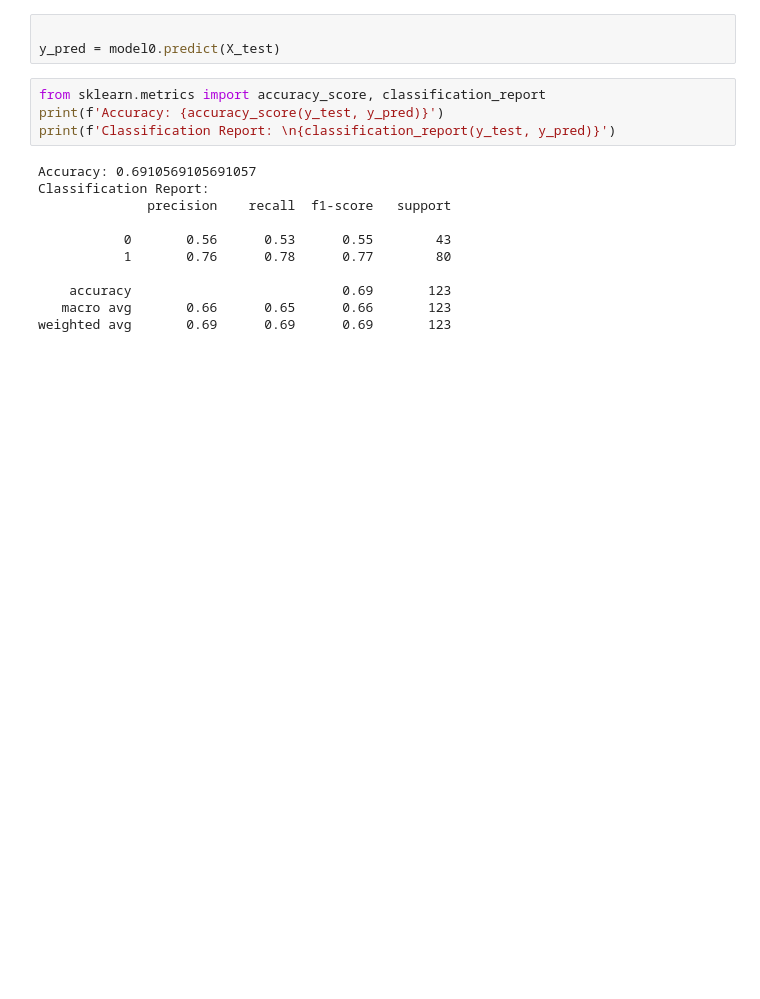
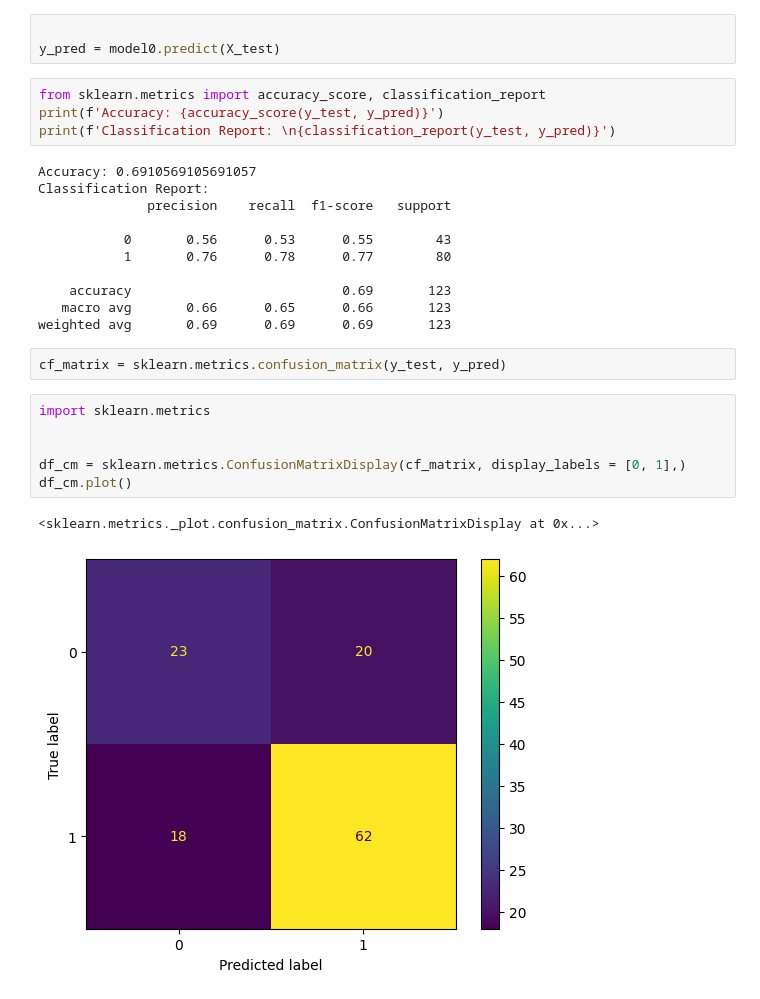
Before and after one commit to ommudgal/MLCOE, a Jupyter notebook: Notebooks/Decion_Tree.ipynb, the cells around one changed output. Saved outputs shown, nothing was run; the diff lists cells and outputs as text; blank space fills up the shorter version.

```diff
--- a/Notebooks/Decion_Tree.ipynb
+++ b/Notebooks/Decion_Tree.ipynb
@@ -55,4 +55,15 @@ Classification Report:
     accuracy                           0.69       123
    macro avg       0.66      0.65      0.66       123
 weighted avg       0.69      0.69      0.69       123
+# %%
+cf_matrix = sklearn.metrics.confusion_matrix(y_test, y_pred)
+# %%
+import sklearn.metrics
+
+
+df_cm = sklearn.metrics.ConfusionMatrixDisplay(cf_matrix, display_labels = [0, 1],)
+df_cm.plot()
+# %% [output]
+<sklearn.metrics._plot.confusion_matrix.ConfusionMatrixDisplay at 0x...>
+[figure, added]
 # %%
```
Also changed, not shown: parts of 2 cells of this notebook, 2 other files.
